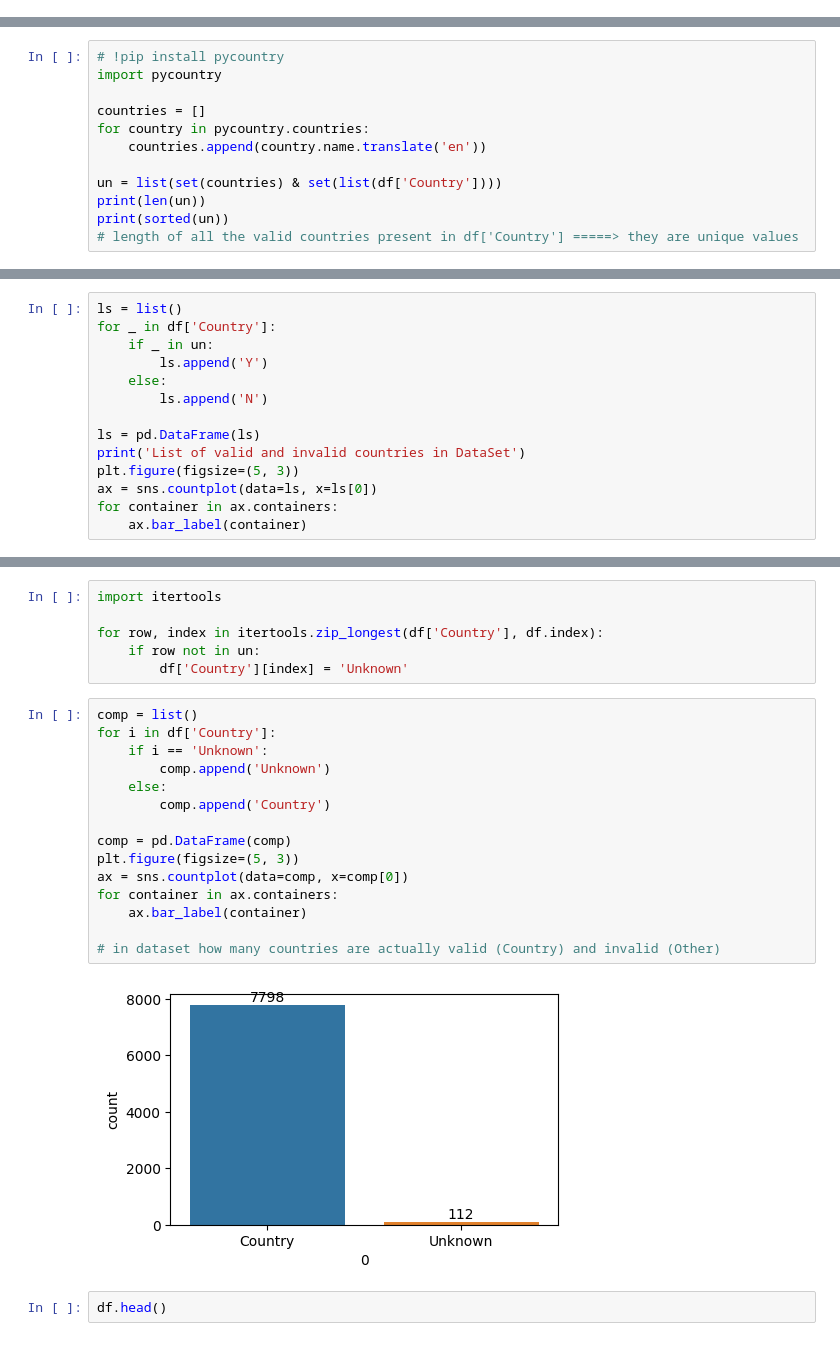
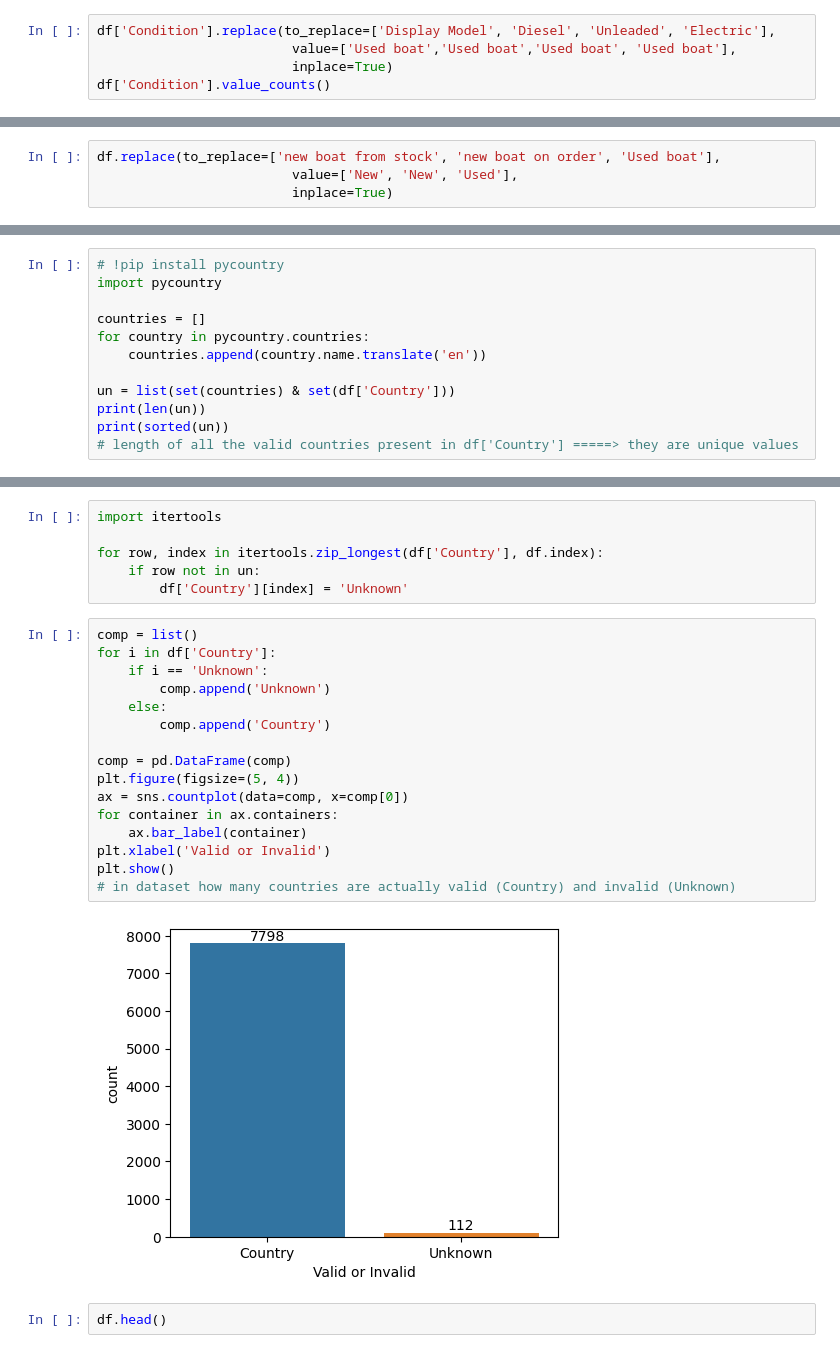
Before and after one commit to Rayan-Ali1083/Boats-Listing-Dataset, a Jupyter notebook: IEEE.ipynb, the cells around one changed output, grey strips where cells are left out. Drawn from its saved outputs; the diff is of its cells as text.

```diff
--- a/IEEE.ipynb
+++ b/IEEE.ipynb
@@ -170,3 +182,8 @@ Diesel                   45
 Unleaded                 19
 Electric                  1
 Name: Condition, dtype: int64
+# %%
+df['Condition'].replace(to_replace=['Display Model', 'Diesel', 'Unleaded', 'Electric'],
+                         value=['Used boat','Used boat','Used boat', 'Used boat'],
+                         inplace=True)
+df['Condition'].value_counts()
@@ -172,0 +200,4 @@ Name: Condition, dtype: int64
+# %%
+df.replace(to_replace=['new boat from stock', 'new boat on order', 'Used boat'],
+                         value=['New', 'New', 'Used'],
+                         inplace=True)
@@ -273,7 +316,7 @@ countries = []
 for country in pycountry.countries:
     countries.append(country.name.translate('en'))
 
-un = list(set(countries) & set(list(df['Country'])))
+un = list(set(countries) & set(df['Country']))
 print(len(un))
 print(sorted(un))
 # length of all the valid countries present in df['Country'] =====> they are unique values
@@ -305,17 +348,3 @@ KroatienKrk               1
 LagoDiGarda               1
 Zã¼Richse,8855WangenSz    1
 Length: 66, dtype: int64
-# %%
-ls = list()
-for _ in df['Country']:
-    if _ in un:
-        ls.append('Y')
-    else:
-        ls.append('N')
-
-ls = pd.DataFrame(ls)
-print('List of valid and invalid countries in DataSet')
-plt.figure(figsize=(5, 3))
-ax = sns.countplot(data=ls, x=ls[0])
-for container in ax.containers:
-    ax.bar_label(container)
@@ -331,20 +357,21 @@ for row, index in itertools.zip_longest(df['Country'], df.index):
 # %%
 comp = list()
 for i in df['Country']:
     if i == 'Unknown':
         comp.append('Unknown')
     else:
         comp.append('Country')
 
 comp = pd.DataFrame(comp)
-plt.figure(figsize=(5, 3))
+plt.figure(figsize=(5, 4))
 ax = sns.countplot(data=comp, x=comp[0])
 for container in ax.containers:
     ax.bar_label(container)
-
-# in dataset how many countries are actually valid (Country) and invalid (Other)
+plt.xlabel('Valid or Invalid')
+plt.show()
+# in dataset how many countries are actually valid (Country) and invalid (Unknown)
 # %% [output]
-[figure, old version]
+[figure, new version]
 # %%
 df.head()
 # %% [output]
```
Also changed, not shown: parts of 85 cells of this notebook.
